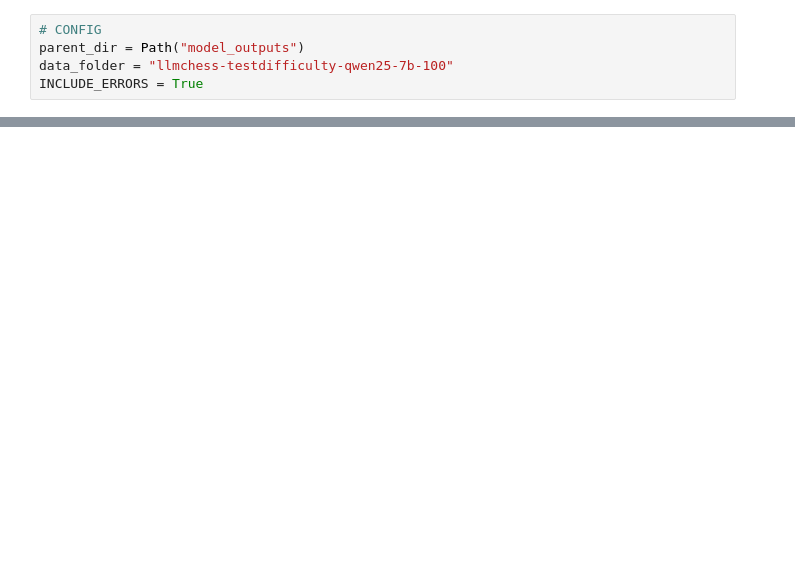
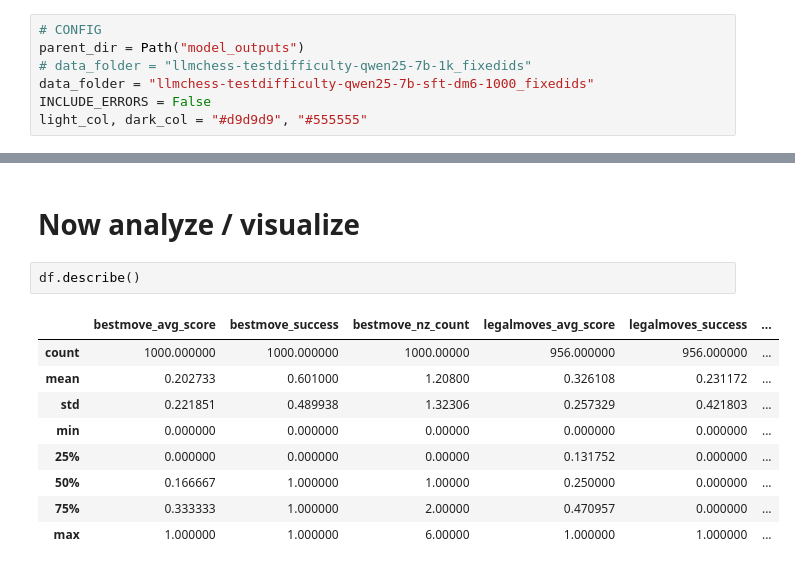
Before and after one commit to lucasdino/llm_chess, a Jupyter notebook: llm_chess/data/raw/analyze_difficulty.ipynb, the cells around one changed output, grey strips where cells are left out. Drawn from its saved outputs; the diff is of its cells as text; blank space fills up the shorter version.

```diff
--- a/llm_chess/data/raw/analyze_difficulty.ipynb
+++ b/llm_chess/data/raw/analyze_difficulty.ipynb
@@ -7,5 +9,7 @@ import matplotlib.pyplot as plt
 # %%
 # CONFIG
 parent_dir = Path("model_outputs")
-data_folder = "llmchess-testdifficulty-qwen25-7b-100"
-INCLUDE_ERRORS = True
+# data_folder = "llmchess-testdifficulty-qwen25-7b-1k_fixedids"
+data_folder = "llmchess-testdifficulty-qwen25-7b-sft-dm6-1000_fixedids"
+INCLUDE_ERRORS = False
+light_col, dark_col = "#d9d9d9", "#555555"
@@ -108,0 +95,14 @@ for name, df in dataframes.items():
+# %% [markdown]
+# Now analyze / visualize
+# %%
+df.describe()
+# %% [output]
+|  | bestmove_avg_score | bestmove_success | bestmove_nz_count | legalmoves_avg_score | legalmoves_success | ... |
+| count | 1000.000000 | 1000.000000 | 1000.00000 | 956.000000 | 956.000000 | ... |
+| mean | 0.202733 | 0.601000 | 1.20800 | 0.326108 | 0.231172 | ... |
+| std | 0.221851 | 0.489938 | 1.32306 | 0.257329 | 0.421803 | ... |
+| min | 0.000000 | 0.000000 | 0.00000 | 0.000000 | 0.000000 | ... |
+| 25% | 0.000000 | 0.000000 | 0.00000 | 0.131752 | 0.000000 | ... |
+| 50% | 0.166667 | 1.000000 | 1.00000 | 0.250000 | 0.000000 | ... |
+| 75% | 0.333333 | 1.000000 | 2.00000 | 0.470957 | 0.000000 | ... |
+| max | 1.000000 | 1.000000 | 6.00000 | 1.000000 | 1.000000 | ... |
```
Also changed, not shown: parts of 9 cells of this notebook, 6 other files.
